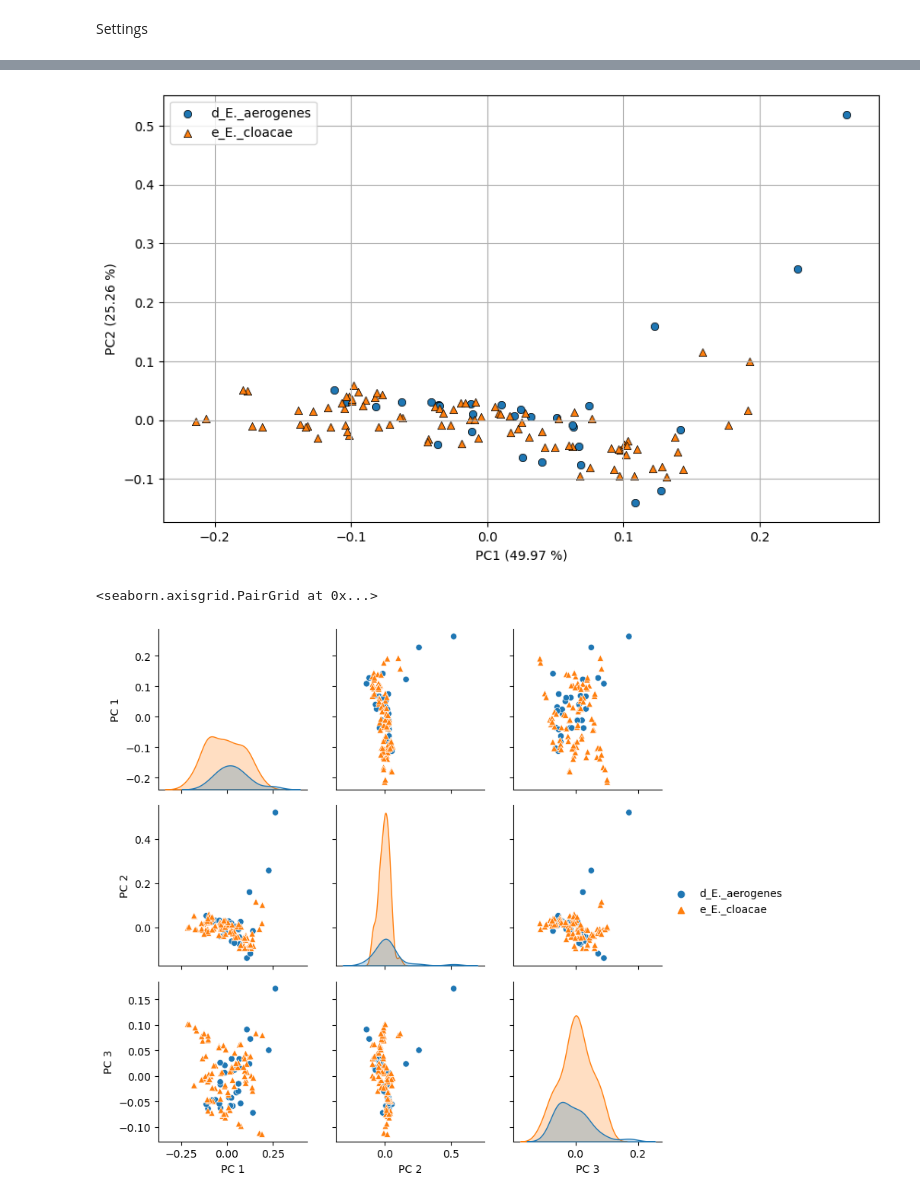
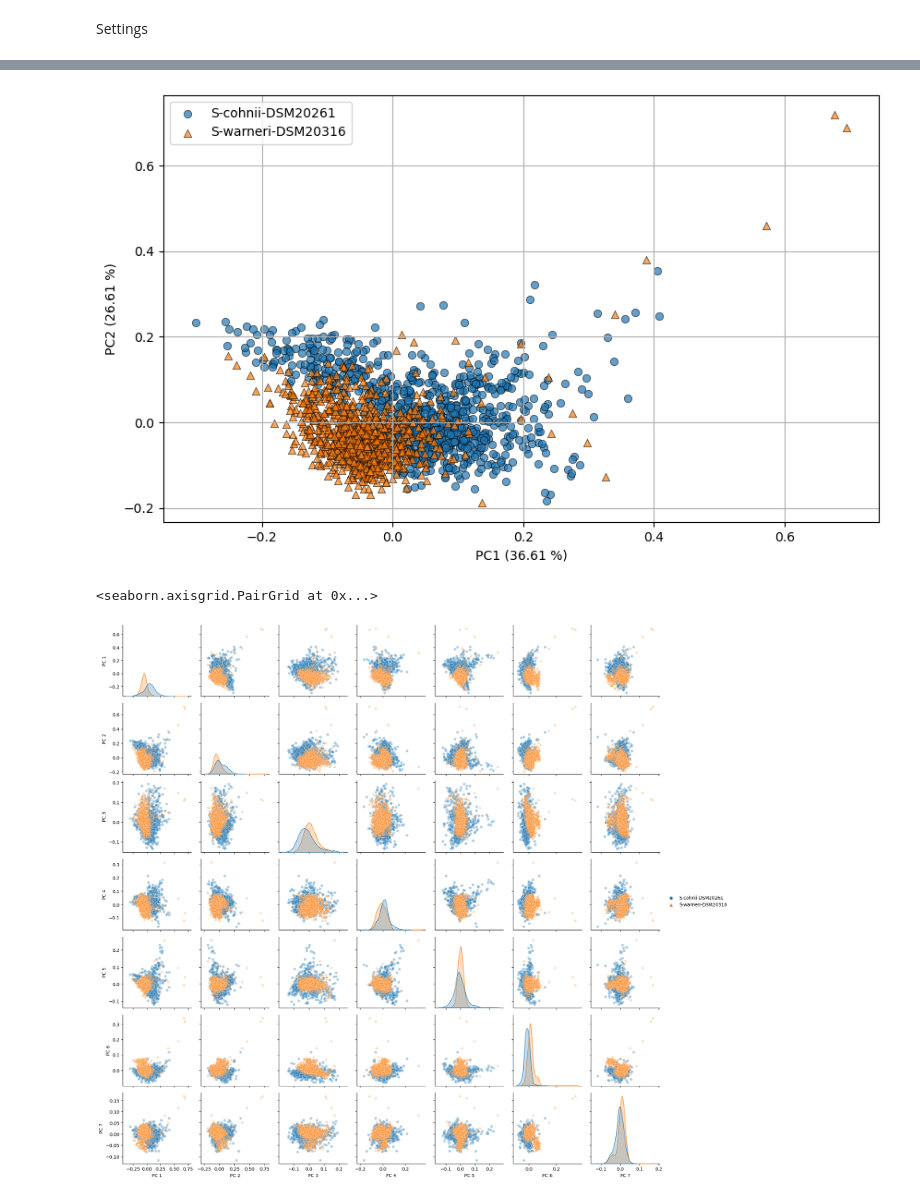
Before and after one commit to LukasStonie/ML_Model_Validation, a Jupyter notebook: 07_PCA.ipynb, the cells around one changed output, grey strips where cells are left out. Cells and saved outputs as stored; diff of their text form; code cells hidden in the pictures.

```diff
--- a/07_PCA.ipynb
+++ b/07_PCA.ipynb
@@ -29,12 +29,16 @@ plt.rcParams['figure.dpi'] = 100
 Settings
 # %%
 # Path where the data is stored
-data_path = r"/Users/Praktikum/Downloads/DATA_tsv_aggregated_2/Ascites/Gram_-/Enterobacteriacea/Enterobacter"
+data_paths = [
+    r"/Users/Praktikum/Documents/bacteria_species/05_Bacteria_Spectra_tsv_wo_chemical_grouped/S-cohnii-DSM20261",
+    r"/Users/Praktikum/Documents/bacteria_species/05_Bacteria_Spectra_tsv_wo_chemical_grouped/S-warneri-DSM20316"
+
+              ]
 
 # Spectral range to analyze
 # Use 'None' to use the whole range'
-wn_min = 75
-wn_max = 3319
+wn_min = 500
+wn_max = 1600
 
 # param for plot margins
 plt_mrgn = 250
@@ -43,11 +47,16 @@ plt_mrgn = 250
 # Higher means stronger smoothing
 sg_window = 25
 # %%
-data = load_data(data_path)
+data = pd.DataFrame()
+
+for path in data_paths:
+    data = pd.concat([data, load_data(path)], ignore_index=True)
 if "file" in data.columns:
     X = data.drop(columns=["label", "file"])
+    df_X = data.drop(columns=["label", "file"])
 else:
     X = data.drop(columns=[""])
+    df_X = data.drop(columns=[""])
 
 wns = np.asarray(X.columns.astype(float))
 
@@ -162,5 +239,5 @@ Text(0, 0.5, 'Intensity (-)')
 # %%
-n_components = 3
+n_components = 7
 # %%
 # Run PCA with selected no. of components
 pca = PCA(n_components=n_components)
@@ -170,7 +265,7 @@ X_pca = pca.fit_transform(X_norm)
 shapes = ["o", "^", "s", "d", "v", "p", "P", "*", "<", ">"]
 
 for i, marker in zip(range(len(y_key)), cycle(shapes)):
-    plt.scatter(X_pca[y==i, 0], X_pca[y==i, 1], label = y_key[i], marker=marker, edgecolors="k", linewidths=0.5)
+    plt.scatter(X_pca[y==i, 0], X_pca[y==i, 1], label = y_key[i], marker=marker, edgecolors="k", linewidths=0.5, alpha=0.7)
 
 plt.xlabel(f"PC1 ({(pca.explained_variance_ratio_[0] * 100):.2f} %)")
 plt.ylabel(f"PC2 ({(pca.explained_variance_ratio_[1] * 100):.2f} %)")
@@ -178,23 +273,24 @@ plt.legend()
 
 plt.grid()
 # %% [output]
-[figure, old version]
+[figure, new version]
 # %%
 # Pairwise score plot with density plots on the diagonal
 plot_data = pd.DataFrame(X_pca, columns=[f"PC {i+1}" for i in range(n_components)])
 plot_data.insert(0, "Class", y_key[y])
 
 grid = sns.PairGrid(plot_data, hue="Class", hue_order=y_key)
 grid.map_offdiag(sns.scatterplot,
+                 alpha = 0.35,
                  style=plot_data["Class"],
                  style_order=y_key,
                  markers=[s for i, s in zip(y_key, cycle(shapes))])
 grid.map_diag(sns.kdeplot, fill=True)
 grid.set()
 grid.add_legend(title="")
 # %% [output]
 <seaborn.axisgrid.PairGrid at 0x...>
-[figure, old version]
+[figure, new version]
 # %%
 for i, component in enumerate(pca.components_):
     plt.plot(wns_reduced, component, label=f"PC{i+1}")
```
Also changed, not shown: parts of 24 cells of this notebook.
